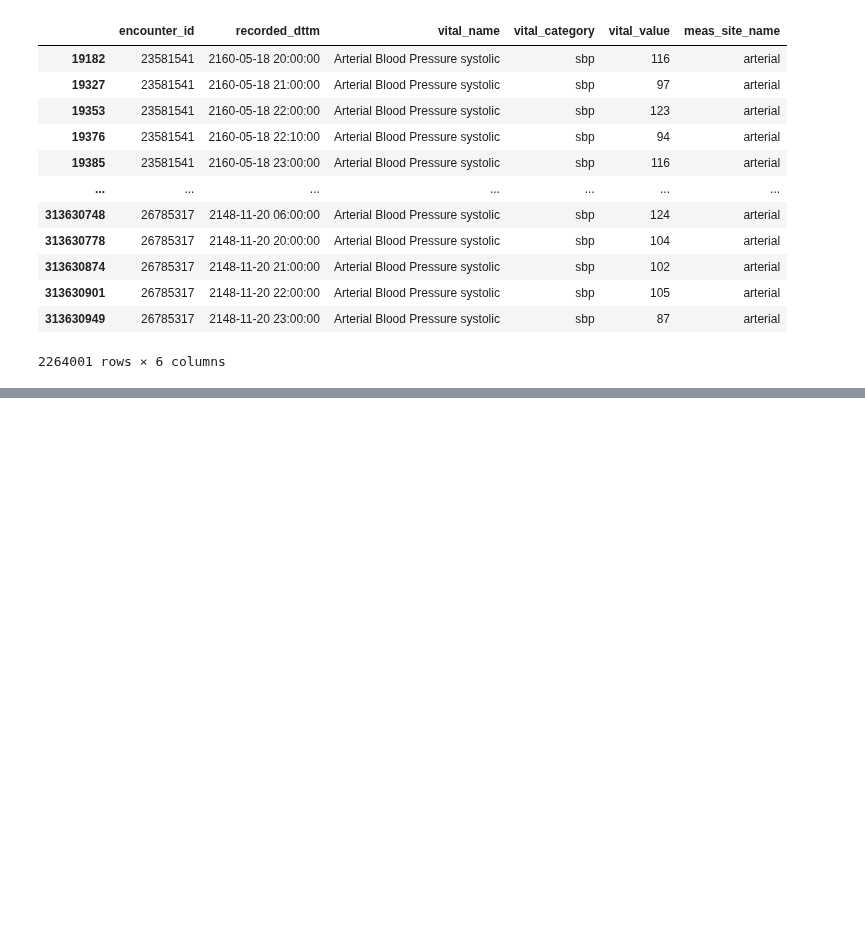
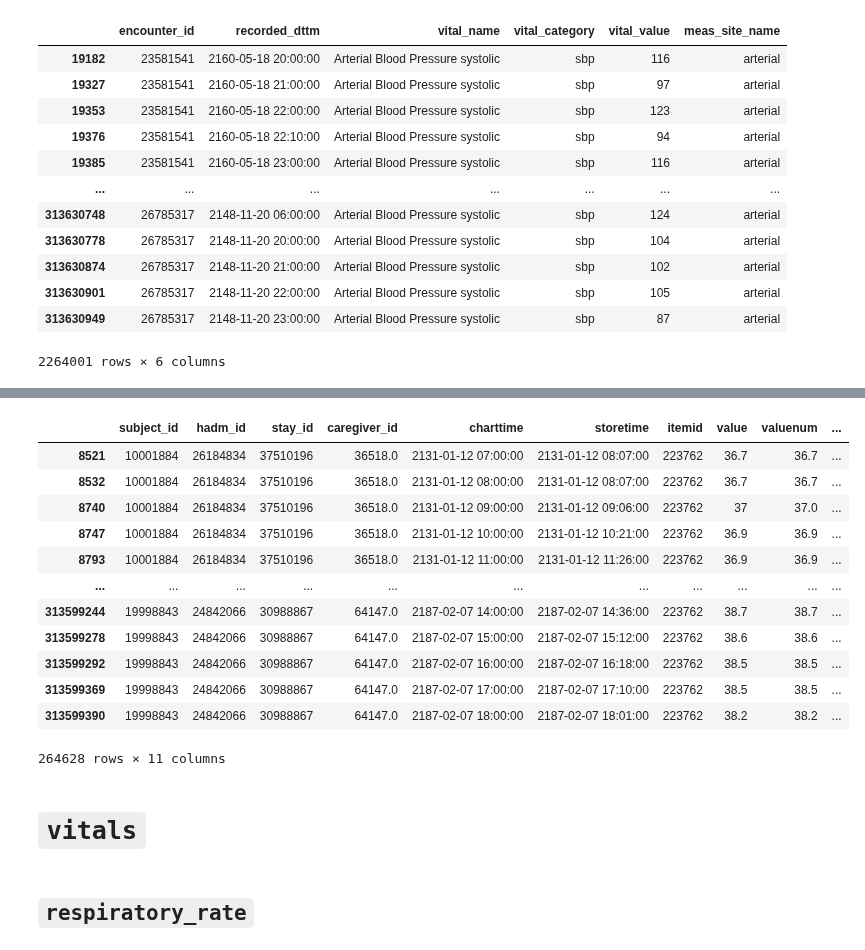
Before and after one commit to oldsandiaz/mimicclif, a Jupyter notebook: code/eda.ipynb, the cells around one changed output, grey strips where cells are left out. Drawn from its saved outputs; the diff is of its cells as text; code cells hidden in the pictures; blank space fills up the shorter version.

```diff
--- a/code/eda.ipynb
+++ b/code/eda.ipynb
@@ -196,0 +245,23 @@ vitals_sbp
+# %%
+temp.loc[
+    chartevents["itemid"] == 223762,
+    :
+]
+# %% [output]
+|  | subject_id | hadm_id | stay_id | caregiver_id | charttime | storetime | itemid | value | valuenum | ... |
+| 8521 | 10001884 | 26184834 | 37510196 | 36518.0 | 2131-01-12 07:00:00 | 2131-01-12 08:07:00 | 223762 | 36.7 | 36.7 | ... |
+| 8532 | 10001884 | 26184834 | 37510196 | 36518.0 | 2131-01-12 08:00:00 | 2131-01-12 08:07:00 | 223762 | 36.7 | 36.7 | ... |
+| 8740 | 10001884 | 26184834 | 37510196 | 36518.0 | 2131-01-12 09:00:00 | 2131-01-12 09:06:00 | 223762 | 37 | 37.0 | ... |
+| 8747 | 10001884 | 26184834 | 37510196 | 36518.0 | 2131-01-12 10:00:00 | 2131-01-12 10:21:00 | 223762 | 36.9 | 36.9 | ... |
+| 8793 | 10001884 | 26184834 | 37510196 | 36518.0 | 2131-01-12 11:00:00 | 2131-01-12 11:26:00 | 223762 | 36.9 | 36.9 | ... |
+| ... | ... | ... | ... | ... | ... | ... | ... | ... | ... | ... |
+| 313599244 | 19998843 | 24842066 | 30988867 | 64147.0 | 2187-02-07 14:00:00 | 2187-02-07 14:36:00 | 223762 | 38.7 | 38.7 | ... |
+| 313599278 | 19998843 | 24842066 | 30988867 | 64147.0 | 2187-02-07 15:00:00 | 2187-02-07 15:12:00 | 223762 | 38.6 | 38.6 | ... |
+| 313599292 | 19998843 | 24842066 | 30988867 | 64147.0 | 2187-02-07 16:00:00 | 2187-02-07 16:18:00 | 223762 | 38.5 | 38.5 | ... |
+| 313599369 | 19998843 | 24842066 | 30988867 | 64147.0 | 2187-02-07 17:00:00 | 2187-02-07 17:10:00 | 223762 | 38.5 | 38.5 | ... |
+| 313599390 | 19998843 | 24842066 | 30988867 | 64147.0 | 2187-02-07 18:00:00 | 2187-02-07 18:01:00 | 223762 | 38.2 | 38.2 | ... |
+264628 rows × 11 columns
+# %% [markdown]
+# `vitals`
+# %% [markdown]
+## `respiratory_rate`
```
Also changed, not shown: parts of 20 cells of this notebook, 1 other file.
